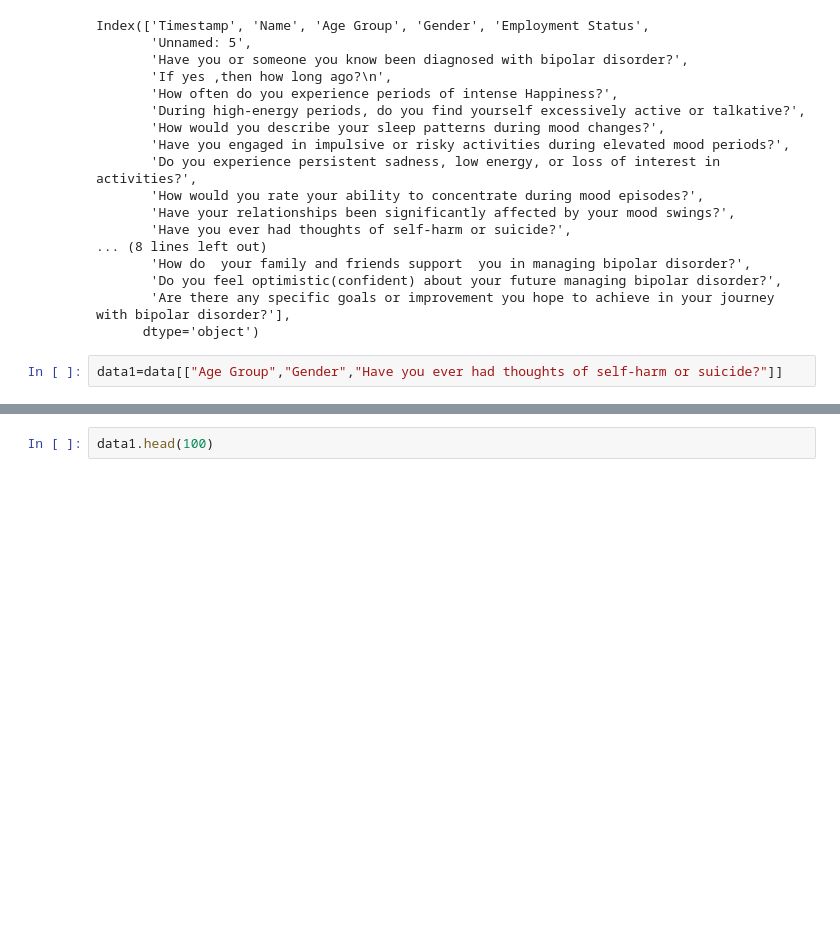
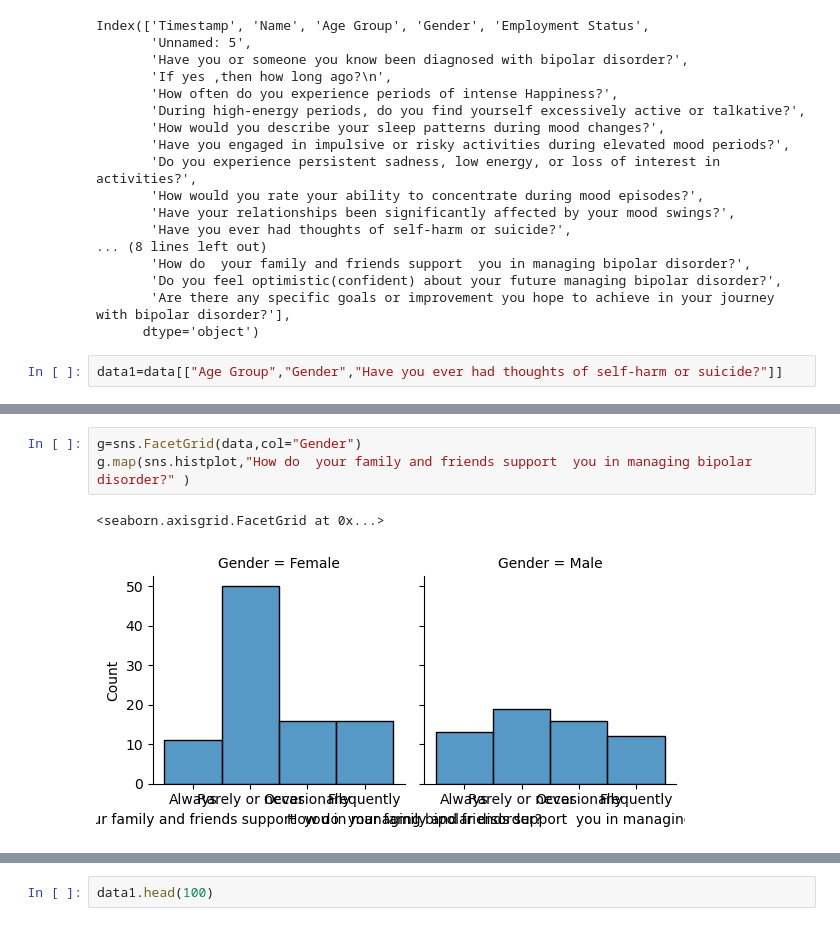
Before and after one commit to MimoHasPurpose/Exploration, a Jupyter notebook: seaborn/research/bipolardata.ipynb, the cells around one changed output, grey strips where cells are left out. Drawn from its saved outputs; the diff is of its cells as text; blank space fills up the shorter version.

```diff
--- a/seaborn/research/bipolardata.ipynb
+++ b/seaborn/research/bipolardata.ipynb
@@ -34,0 +47,6 @@ data1=data[["Age Group","Gender","Have you ever had thoughts of self-harm or sui
+# %%
+g=sns.FacetGrid(data,col="Gender")
+g.map(sns.histplot,"How do  your family and friends support  you in managing bipolar disorder?" )
+# %% [output]
+<seaborn.axisgrid.FacetGrid at 0x...>
+[figure, added]
```
Also changed, not shown: parts of 3 cells of this notebook.
